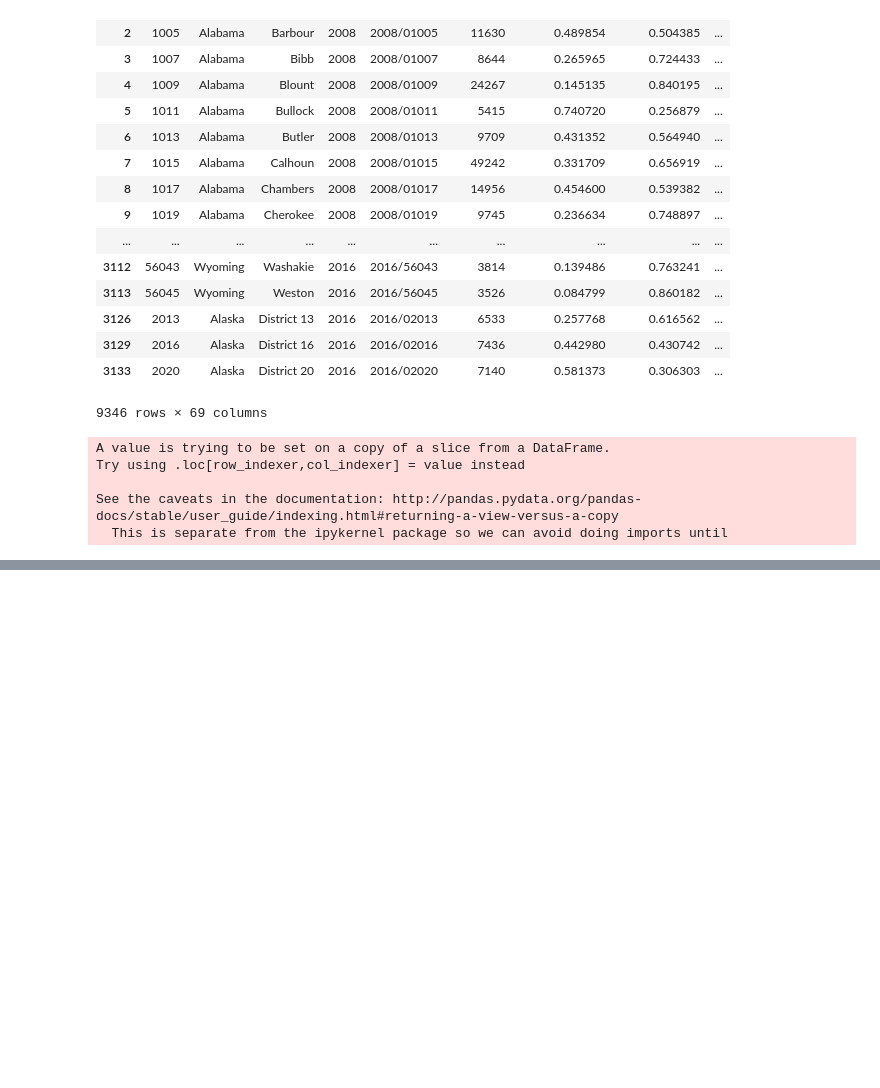
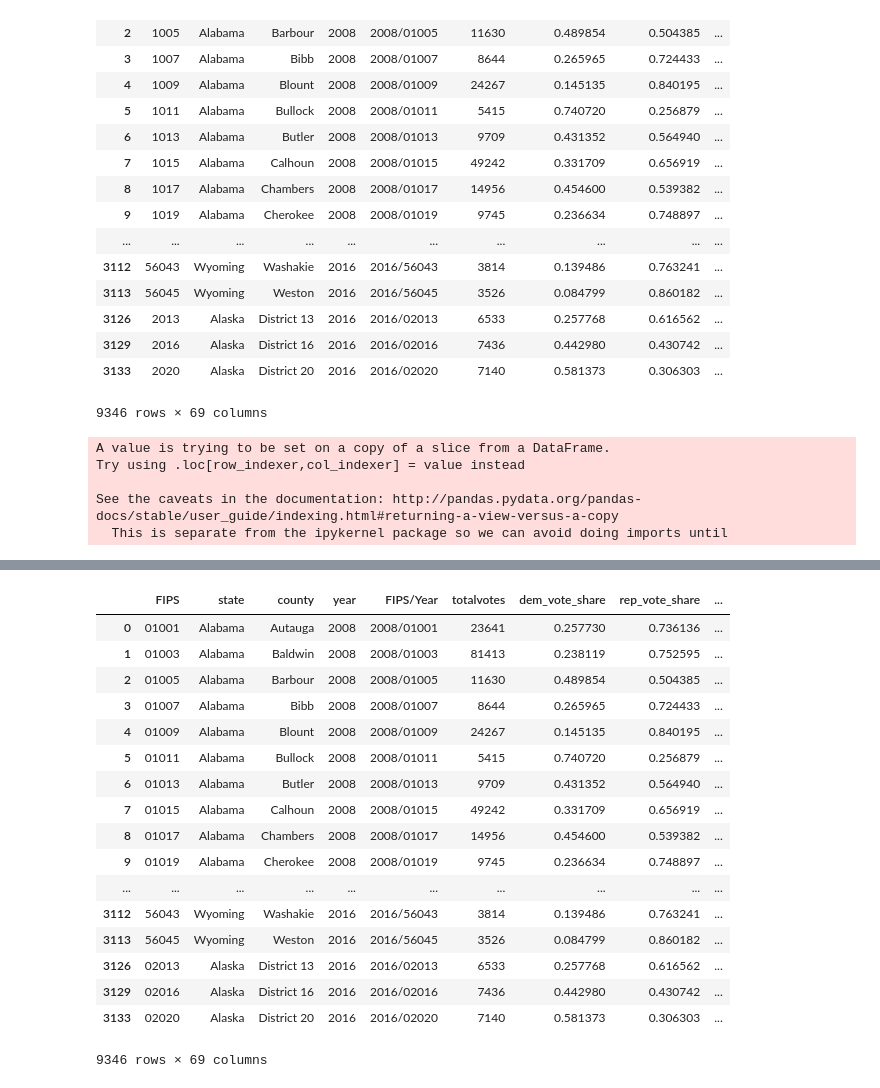
Before and after one commit to wilmorecn/Election2020-Rice, a Jupyter notebook: chrNotebooks/CND_Notebook.ipynb, the cells around one changed output, grey strips where cells are left out. Cells and saved outputs as stored; diff of their text form; code cells hidden in the pictures; blank space fills up the shorter version.

```diff
--- a/chrNotebooks/CND_Notebook.ipynb
+++ b/chrNotebooks/CND_Notebook.ipynb
@@ -1257,0 +1273,4 @@ See the caveats in the documentation: http://pandas.pydata.org/pandas-docs/stabl
+# %%
+#Change NaN to blank
+Final_ElectionDemog = Final_ElectionDemogMerged.replace(np.nan, '')
+Final_ElectionDemog
@@ -1258,7 +1296,28 @@ See the caveats in the documentation: http://pandas.pydata.org/pandas-docs/stabl
 # %%
 # If FIPS String is 4 Digits Long- Add 0 to Beginning
-religion.insert(len(religion.columns), 'Add Zero FIPS', '0' + religion['FIPS'])
-religion.loc[religion['FIPS'].str.len()==4, 'FIPS'] = religion.loc[religion['FIPS'].str.len()==4, 'Add Zero FIPS']
-del religion['Add Zero FIPS']
+Final_ElectionDemog.insert(len(Final_ElectionDemog.columns), 'Add Zero FIPS', '0' + Final_ElectionDemog['FIPS'])
+Final_ElectionDemog.loc[Final_ElectionDemog['FIPS'].str.len()==4, 'FIPS'] = Final_ElectionDemog.loc[Final_ElectionDemog['FIPS'].str.len()==4, 'Add Zero FIPS']
+del Final_ElectionDemog['Add Zero FIPS']
+# %%
+Final_ElectionDemog
+# %% [output]
+|  | FIPS | state | county | year | FIPS/Year | totalvotes | dem_vote_share | rep_vote_share | ... |
+| 0 | 01001 | Alabama | Autauga | 2008 | 2008/01001 | 23641 | 0.257730 | 0.736136 | ... |
+| 1 | 01003 | Alabama | Baldwin | 2008 | 2008/01003 | 81413 | 0.238119 | 0.752595 | ... |
+| 2 | 01005 | Alabama | Barbour | 2008 | 2008/01005 | 11630 | 0.489854 | 0.504385 | ... |
+| 3 | 01007 | Alabama | Bibb | 2008 | 2008/01007 | 8644 | 0.265965 | 0.724433 | ... |
+| 4 | 01009 | Alabama | Blount | 2008 | 2008/01009 | 24267 | 0.145135 | 0.840195 | ... |
+| 5 | 01011 | Alabama | Bullock | 2008 | 2008/01011 | 5415 | 0.740720 | 0.256879 | ... |
+| 6 | 01013 | Alabama | Butler | 2008 | 2008/01013 | 9709 | 0.431352 | 0.564940 | ... |
+| 7 | 01015 | Alabama | Calhoun | 2008 | 2008/01015 | 49242 | 0.331709 | 0.656919 | ... |
+| 8 | 01017 | Alabama | Chambers | 2008 | 2008/01017 | 14956 | 0.454600 | 0.539382 | ... |
+| 9 | 01019 | Alabama | Cherokee | 2008 | 2008/01019 | 9745 | 0.236634 | 0.748897 | ... |
+| ... | ... | ... | ... | ... | ... | ... | ... | ... | ... |
+| 3112 | 56043 | Wyoming | Washakie | 2016 | 2016/56043 | 3814 | 0.139486 | 0.763241 | ... |
+| 3113 | 56045 | Wyoming | Weston | 2016 | 2016/56045 | 3526 | 0.084799 | 0.860182 | ... |
+| 3126 | 02013 | Alaska | District 13 | 2016 | 2016/02013 | 6533 | 0.257768 | 0.616562 | ... |
+| 3129 | 02016 | Alaska | District 16 | 2016 | 2016/02016 | 7436 | 0.442980 | 0.430742 | ... |
+| 3133 | 02020 | Alaska | District 20 | 2016 | 2016/02020 | 7140 | 0.581373 | 0.306303 | ... |
+9346 rows × 69 columns
 # %%
 #making finished file an excel
```
Also changed, not shown: parts of 3 cells of this notebook, 2 other files.
